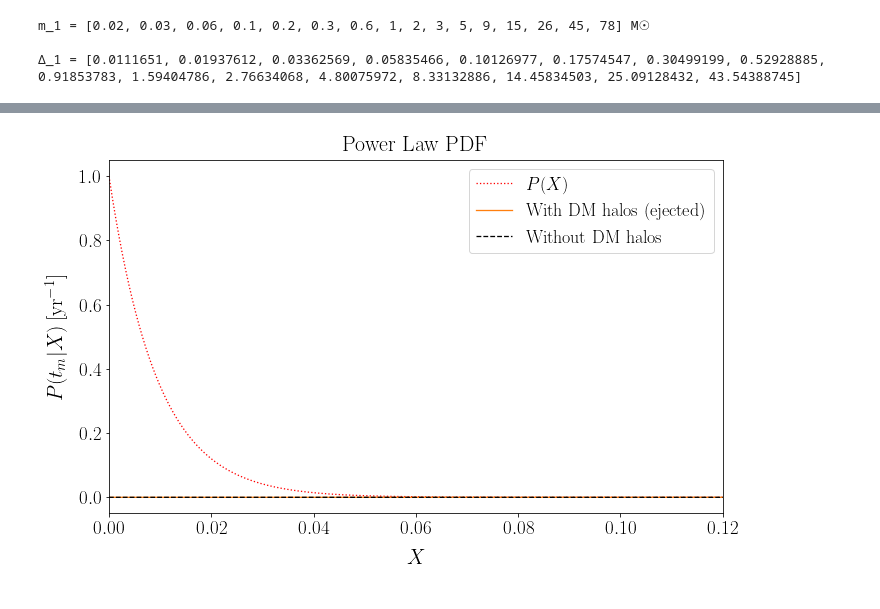
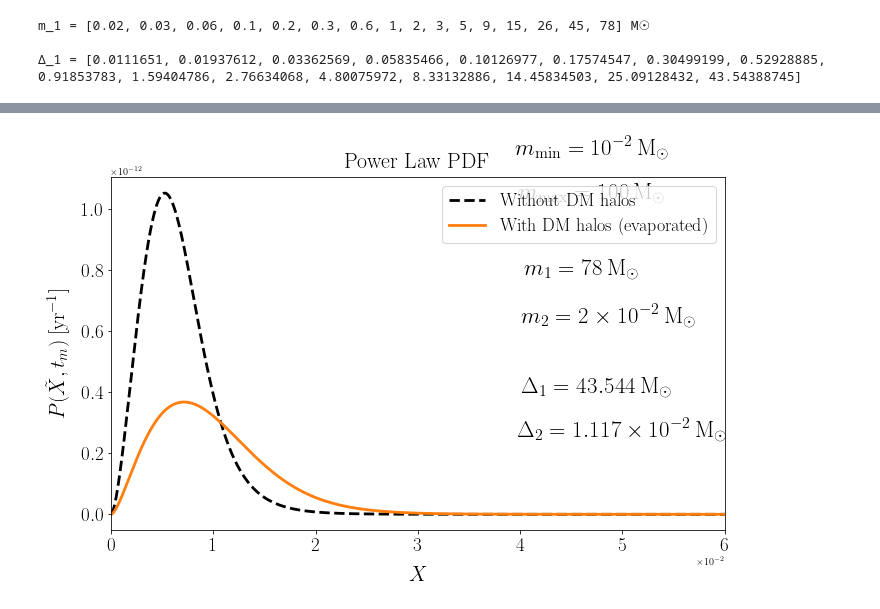
Before and after one commit to pratibhajangra591/Ifca-github, a Jupyter notebook: P_X_tm_powerlaw.ipynb, the cells around one changed output, grey strips where cells are left out. Cells and saved outputs as stored; diff of their text form; code cells hidden in the pictures.

```diff
--- a/P_X_tm_powerlaw.ipynb
+++ b/P_X_tm_powerlaw.ipynb
@@ -319,22 +352,15 @@ def P_X_tm_method_1(m_1, m_2, Δ_1, Δ_2, t_m, X, DM_halos_presence):
 # %%
 bin_centres = np.geomspace(2e-2, 78, 16)
 bin_edges = np.sqrt(bin_centres[:-1]*bin_centres[1:])
-
 
 ratio = bin_edges[1]/bin_edges[0]
 bin_edges = np.append(bin_edges[0]/ratio, bin_edges)
 bin_edges = np.append(bin_edges, bin_edges[-1]*ratio)
 
-
 deltas = np.diff(bin_edges)
-
-
-
 
 Δ_1_list = deltas.tolist()
 Δ_2_list = deltas.tolist()
-
-
 
 m_1 = np.geomspace(2e-2, 78, 16)
 m_2 = np.geomspace(2e-2, 78, 16)
@@ -343,13 +369,8 @@ m_2 = np.geomspace(2e-2, 78, 16)
 m_1_list = m_1.tolist()
 m_2_list = m_2.tolist()
 
-
-
 m_1_list = list(map(lambda x: float(format(x, '.2f')), m_1_list))
 m_2_list = list(map(lambda x: float(format(x, '.2f')), m_2_list))
-
-
-
 
 m_1_list = [0.02, 0.03, 0.06, 0.1, 0.2, 0.3, 0.6, 1, 2, 3, 5, 9, 15, 26, 45, 78]
 m_2_list = [0.02, 0.03, 0.06, 0.1, 0.2, 0.3, 0.6, 1, 2, 3, 5, 9, 15, 26, 45, 78]
@@ -368,7 +389,7 @@ print("Δ_1 =", Δ_1_list)
 m_min = 1e-2  #in units of M☉
 m_max = 100   #in units of M☉
 
-X_min = 1e-9
+X_min = 1e-5
 X_max = 1e5
 
 X = np.geomspace(X_min, X_max, 100000)
@@ -704,45 +816,58 @@ plt.show()
 # %%
-# P(t_m|X) with P(X) in range of Power Law PBH mass function from m_min = 1e-2 M☉ - 100 M☉.
-
+# P(X, t_m) in range of Power Law PBH mass function from m_min = 1e-2 M☉ - 100 M☉.
 
 
 plt.figure(figsize = (11, 6.5))
 
 
 f_pbh= 1e-3
 f = 0.85 * f_pbh
 
 
 
 def P(m): #Powerlaw PBH mass distribution
     α = 1.6
     M = 1e-2    #in units of M☉, for PBHs mass range of 1e-2 M☉-100 M☉ .
     return ((α-1)/M) * ((m/M)**(-α))
 
 
 
-plt.plot(X, P_X(m_1, m_2,  Δ_1, Δ_2, t_m, X),'r:')
-plt.plot(X, P_tm_method_1(m_1, m_2, Δ_1, Δ_2, t_m, X, DM_halos_presence = 'True'), 'C1')
-plt.plot(X, P_tm_method_1(m_1, m_2, Δ_1, Δ_2, t_m, X, DM_halos_presence = 'False'), 'k--')
 
+plt.plot(X, P_X_tm_method_1(m_1, m_2, Δ_1, Δ_2, t_m, X, DM_halos_presence = 'False'), 'k--')
+plt.plot(X, P_X_tm_method_1(m_1, m_2, Δ_1, Δ_2, t_m, X, DM_halos_presence = 'True'), 'C1')
 
-#plt.ticklabel_format(axis='x', style='sci', scilimits=(-1,-2))
+plt.ticklabel_format(axis='x', style='sci', scilimits=(-2,-2))
+
+plt.text(4.7e-2, 1.2e-12, "$m_\mathrm{min} = 10^{-2} \: \mathrm{M_{\odot}}$", size = 23,
+         ha="center", va="center")
+plt.text(4.7e-2, 1.05e-12, "$m_\mathrm{max} = 100 \: \mathrm{M_{\odot}}$", size = 23,
+         ha="center", va="center")
+
+plt.text(4.6e-2, 0.8e-12, "$m_{1} = 78 \: \mathrm{M_{\odot}}$", size = 23,
+       ha="center", va="center")
+plt.text(4.86e-2, 0.65e-12, r"$m_{2} = 2 \times 10^{-2} \: \mathrm{M_{\odot}}$", size = 23,
+         ha="center", va="center")
+
+plt.text(4.75e-2, 0.415e-12, "$\Delta_{1} =43.544 \: \mathrm{M_{\odot}}$", size = 23,
+         ha="center", va="center")
+plt.text(5e-2, 0.275e-12, r"$\Delta_{2} = 1.117\times 10^{-2} \: \mathrm{M_{\odot}}$", size = 23,
+        ha="center", va="center")
 
 
 
 
-plt.xlim(0, 0.12)
+plt.xlim(0, 6e-2)
 #plt.ylim(0, 2.5e-12)
 
 
-plt.rc('lines', linewidth = 1.3)
+plt.rc('lines', linewidth = 1.8)
 plt.xticks(fontsize = 19)
 plt.yticks(fontsize = 19)
 plt.xlabel('$X$', fontsize = 21, labelpad = 12)
-plt.ylabel('$P(t_{m}|X) \: [\mathrm{yr^{-1}}]$', fontsize = 21, labelpad = 12)
-plt.legend(["$P(X)$", "With DM halos (ejected)","Without DM halos"],prop = {'size':18}, facecolor = 'white', fontsize=110)
+plt.ylabel(r'$P(\tilde{X}, t_{m}) \: [\mathrm{yr^{-1}}]$', fontsize = 21, labelpad = 12)
+plt.legend(["Without DM halos","With DM halos (evaporated)"],prop = {'size':18}, facecolor = 'white', fontsize=110)
 plt.title('Power Law PDF' , fontsize = 22, pad = 9)
-plt.savefig('b.pdf', bbox_inches = 'tight')
+plt.savefig('2aPWRP_X_t_mvsX.pdf', bbox_inches = 'tight')
 plt.show()
 # %% [output]
-[figure, old version]
+[figure, new version]
```
Also changed, not shown: parts of 13 cells of this notebook.
